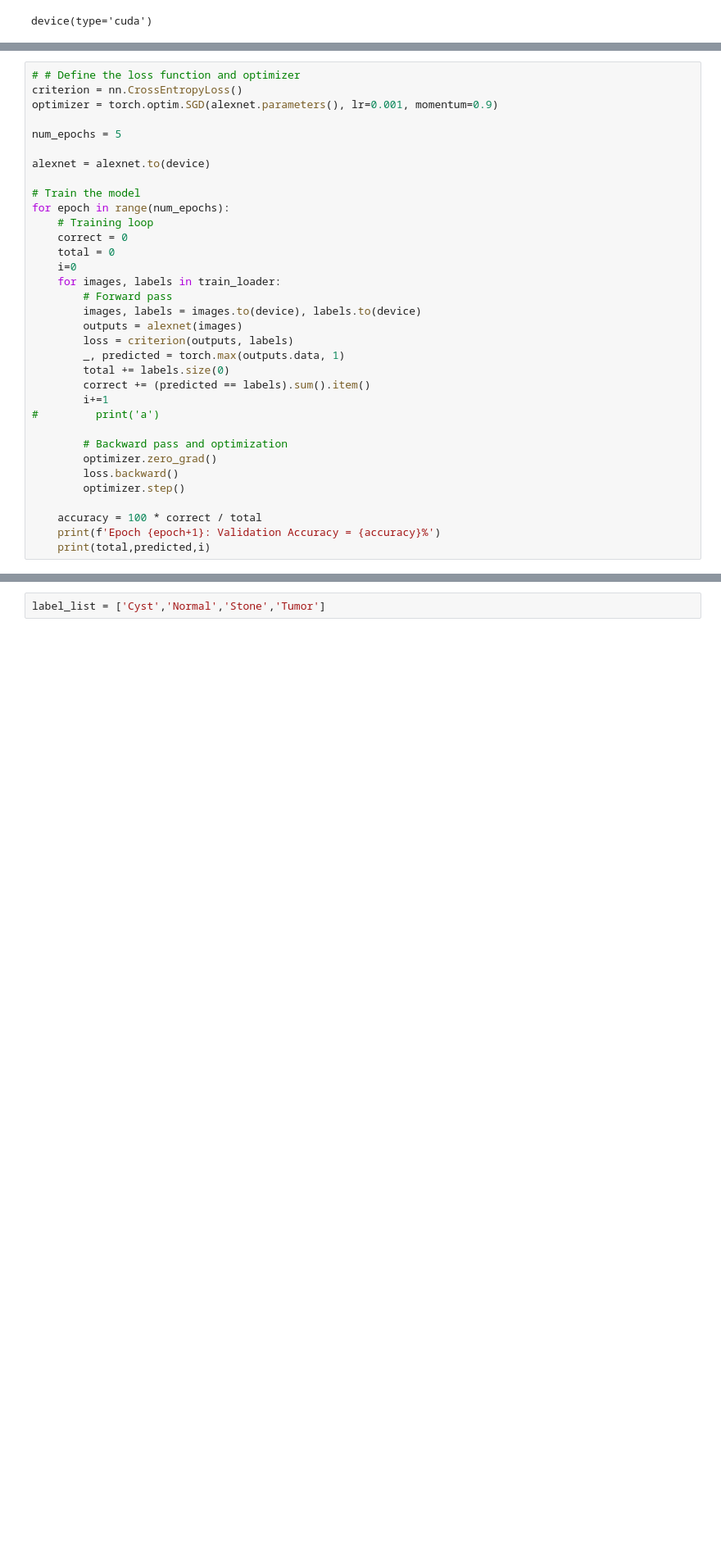
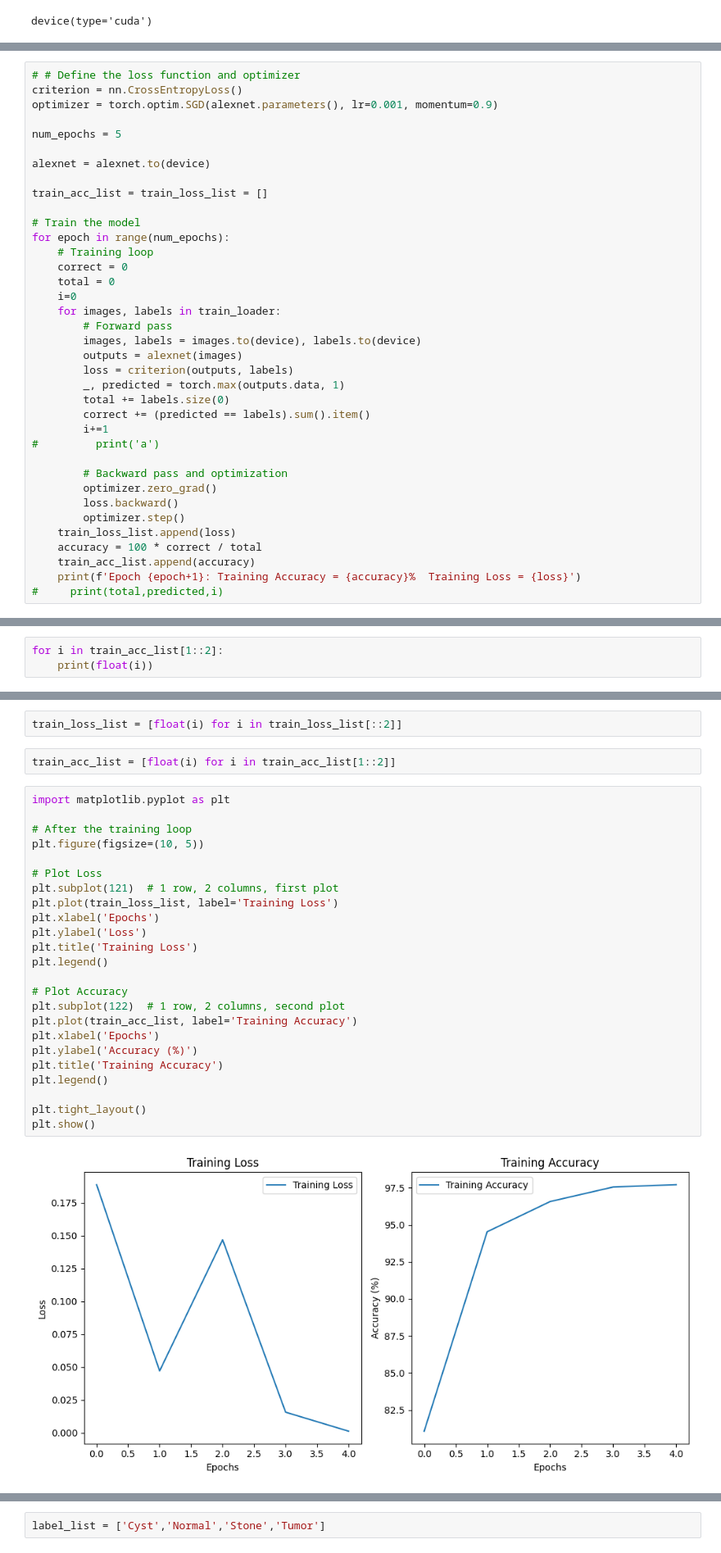
Before and after one commit to Sivakumar-Navaneeth/CNN_Visualizations, a Jupyter notebook: guided-backpropogation-alexnet.ipynb, the cells around one changed output, grey strips where cells are left out. Shown at 82% size. Saved outputs shown, nothing was run; the diff lists cells and outputs as text; blank space fills up the shorter version.

```diff
--- a/guided-backpropogation-alexnet.ipynb
+++ b/guided-backpropogation-alexnet.ipynb
@@ -139,6 +141,8 @@ optimizer = torch.optim.SGD(alexnet.parameters(), lr=0.001, momentum=0.9)
 num_epochs = 5
 
 alexnet = alexnet.to(device)
+
+train_acc_list = train_loss_list = []
 
 # Train the model
 for epoch in range(num_epochs):
@@ -161,8 +165,9 @@ for epoch in range(num_epochs):
         optimizer.zero_grad()
         loss.backward()
         optimizer.step()
-
+    train_loss_list.append(loss)
     accuracy = 100 * correct / total
-    print(f'Epoch {epoch+1}: Validation Accuracy = {accuracy}%')
-    print(total,predicted,i)
+    train_acc_list.append(accuracy)
+    print(f'Epoch {epoch+1}: Training Accuracy = {accuracy}%  Training Loss = {loss}')
+#     print(total,predicted,i)
 # %% [output]
@@ -183,0 +179,3 @@ Epoch 5: Validation Accuracy = 98.24039852161337%
+# %%
+for i in train_acc_list[1::2]:
+    print(float(i))
@@ -184,3 +201,33 @@ Epoch 5: Validation Accuracy = 98.24039852161337%
+# %%
+train_loss_list = [float(i) for i in train_loss_list[::2]]
+# %%
+train_acc_list = [float(i) for i in train_acc_list[1::2]]
+# %%
+import matplotlib.pyplot as plt
+
+# After the training loop
+plt.figure(figsize=(10, 5))
+
+# Plot Loss
+plt.subplot(121)  # 1 row, 2 columns, first plot
+plt.plot(train_loss_list, label='Training Loss')
+plt.xlabel('Epochs')
+plt.ylabel('Loss')
+plt.title('Training Loss')
+plt.legend()
+
+# Plot Accuracy
+plt.subplot(122)  # 1 row, 2 columns, second plot
+plt.plot(train_acc_list, label='Training Accuracy')
+plt.xlabel('Epochs')
+plt.ylabel('Accuracy (%)')
+plt.title('Training Accuracy')
+plt.legend()
+
+plt.tight_layout()
+plt.show()
+# %% [output]
+[figure, added]
 # %%
 for images, labels in train_loader:
     print(labels)
```
Also changed, not shown: parts of 10 cells of this notebook.
